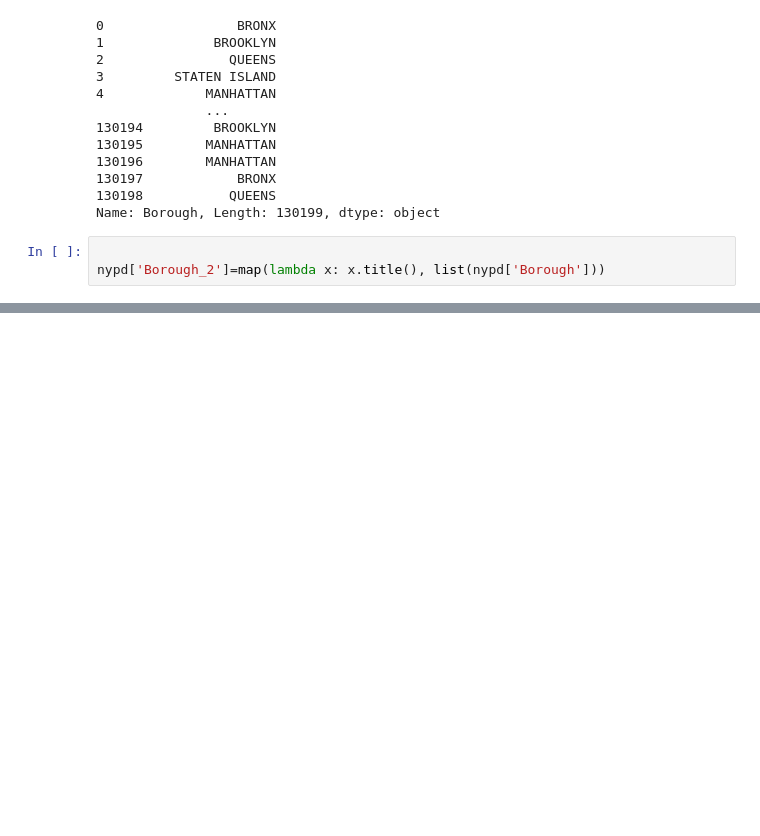
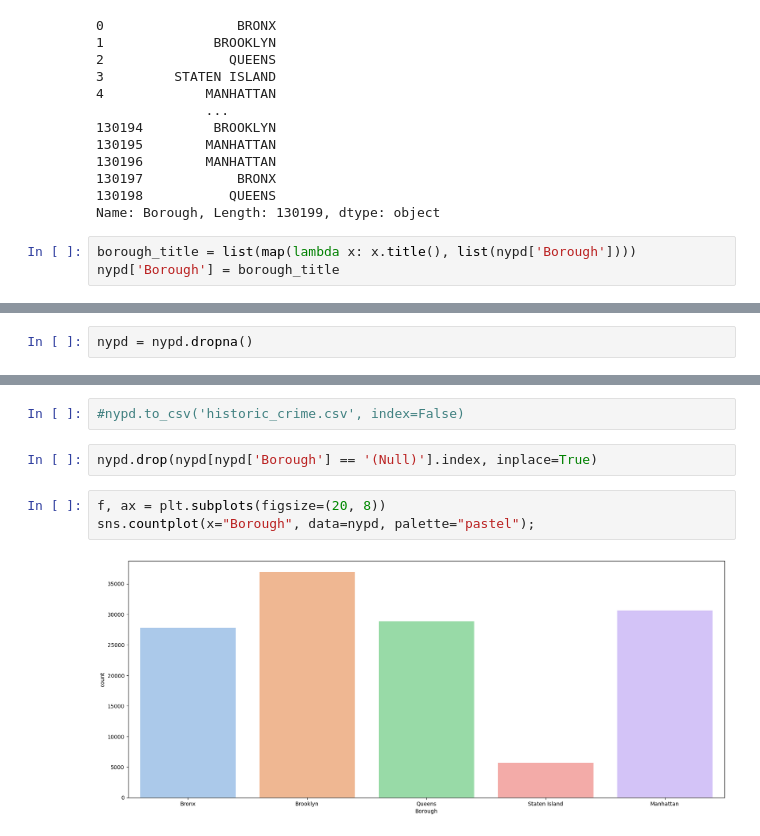
Before and after one commit to carolinariveraa/ETL, a Jupyter notebook: notebook/csv_cleaning.ipynb, the cells around one changed output, grey strips where cells are left out. Cells and saved outputs as stored; diff of their text form; blank space fills up the shorter version.

```diff
--- a/notebook/csv_cleaning.ipynb
+++ b/notebook/csv_cleaning.ipynb
@@ -339,5 +340,5 @@ nypd['Borough']
 130198           QUEENS
 Name: Borough, Length: 130199, dtype: object
 # %%
-
-nypd['Borough_2']=map(lambda x: x.title(), list(nypd['Borough']))
+borough_title = list(map(lambda x: x.title(), list(nypd['Borough'])))
+nypd['Borough'] = borough_title
@@ -346 +359,3 @@ TypeError: object of type 'map' has no len()
+# %%
+nypd = nypd.dropna()
 # %%
@@ -360,0 +377,9 @@ Name: Year, Length: 130199, dtype: object
+# %%
+#nypd.to_csv('historic_crime.csv', index=False)
+# %%
+nypd.drop(nypd[nypd['Borough'] == '(Null)'].index, inplace=True)
+# %%
+f, ax = plt.subplots(figsize=(20, 8))
+sns.countplot(x="Borough", data=nypd, palette="pastel");
+# %% [output]
+[figure, added]
```
Also changed, not shown: parts of 15 cells of this notebook.
